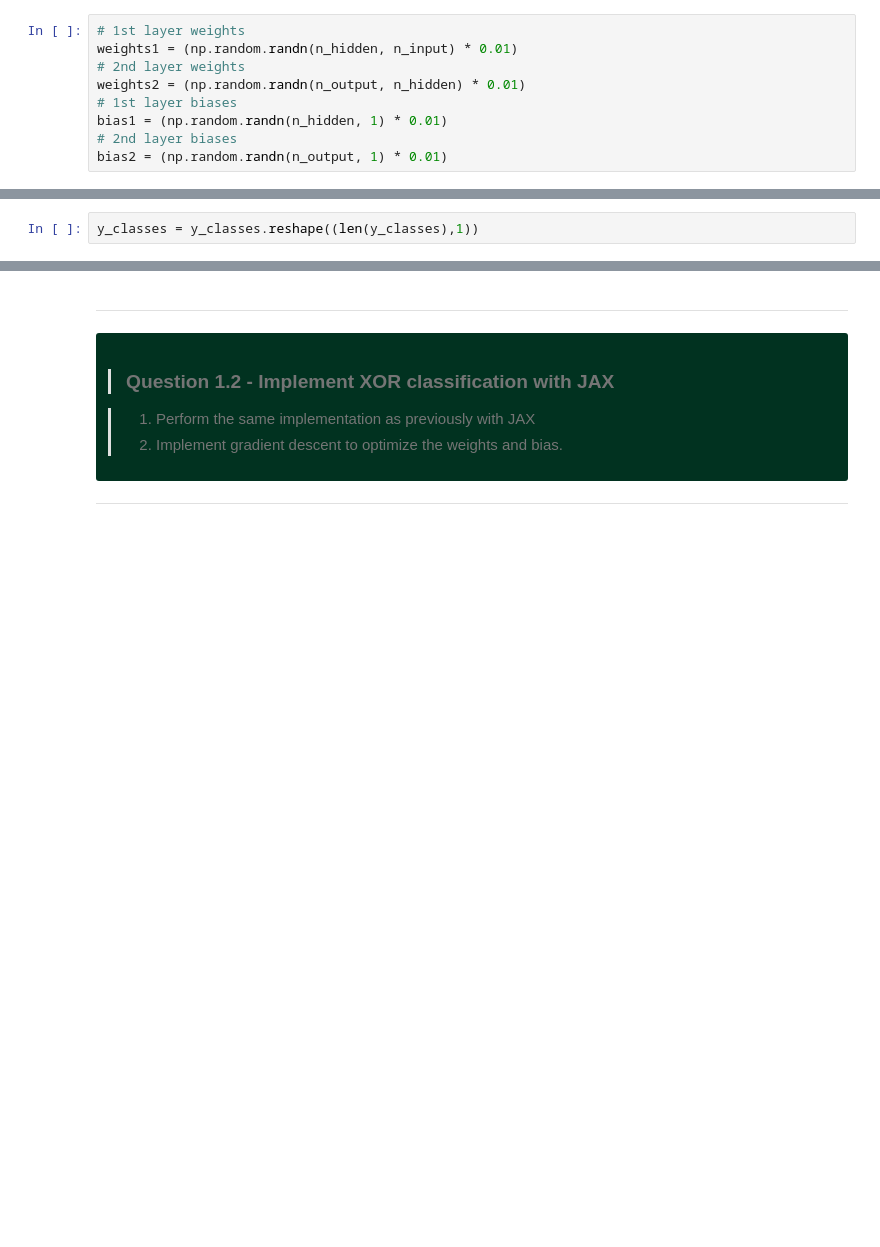
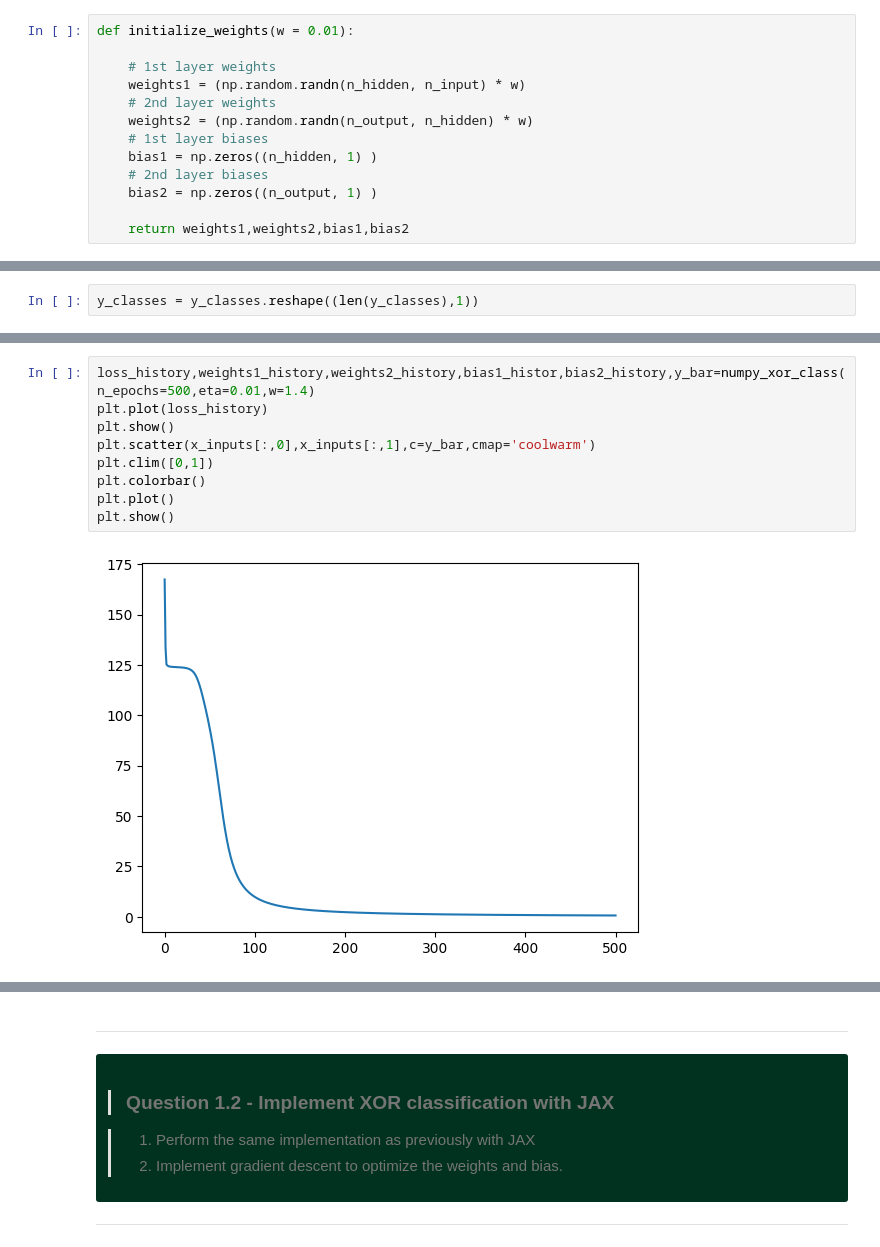
Before and after one commit to Sebastien-li/creative_ml, a Jupyter notebook: 02_neural_networks.ipynb, the cells around one changed output, grey strips where cells are left out. Drawn from its saved outputs; the diff is of its cells as text; blank space fills up the shorter version.

```diff
--- a/02_neural_networks.ipynb
+++ b/02_neural_networks.ipynb
@@ -429,14 +428,18 @@ x_inputs, y_classes = xor_separation(n_observations, noise_factor)
 # %% [markdown]
 We also show some potential implementation of the **initialization scheme**. Note that you can later try to replace this naive implementation by some more refined functions
 # %%
-# 1st layer weights
-weights1 = (np.random.randn(n_hidden, n_input) * 0.01)
-# 2nd layer weights
-weights2 = (np.random.randn(n_output, n_hidden) * 0.01)
-# 1st layer biases
-bias1 = (np.random.randn(n_hidden, 1) * 0.01)
-# 2nd layer biases
-bias2 = (np.random.randn(n_output, 1) * 0.01)
+def initialize_weights(w = 0.01):
+
+    # 1st layer weights
+    weights1 = (np.random.randn(n_hidden, n_input) * w)
+    # 2nd layer weights
+    weights2 = (np.random.randn(n_output, n_hidden) * w)
+    # 1st layer biases
+    bias1 = np.zeros((n_hidden, 1) )
+    # 2nd layer biases
+    bias2 = np.zeros((n_output, 1) )
+
+    return weights1,weights2,bias1,bias2
 # %% [markdown]
 ***
 
@@ -522,0 +556,11 @@ TypeError: mul got incompatible shapes for broadcasting: (496, 1), (2, 1).
+# %%
+loss_history,weights1_history,weights2_history,bias1_histor,bias2_history,y_bar=numpy_xor_class(n_epochs=500,eta=0.01,w=1.4)
+plt.plot(loss_history)
+plt.show()
+plt.scatter(x_inputs[:,0],x_inputs[:,1],c=y_bar,cmap='coolwarm')
+plt.clim([0,1])
+plt.colorbar()
+plt.plot()
+plt.show()
+# %% [output]
+[figure, added]
```
Also changed, not shown: parts of 38 cells of this notebook, 3 other files.
